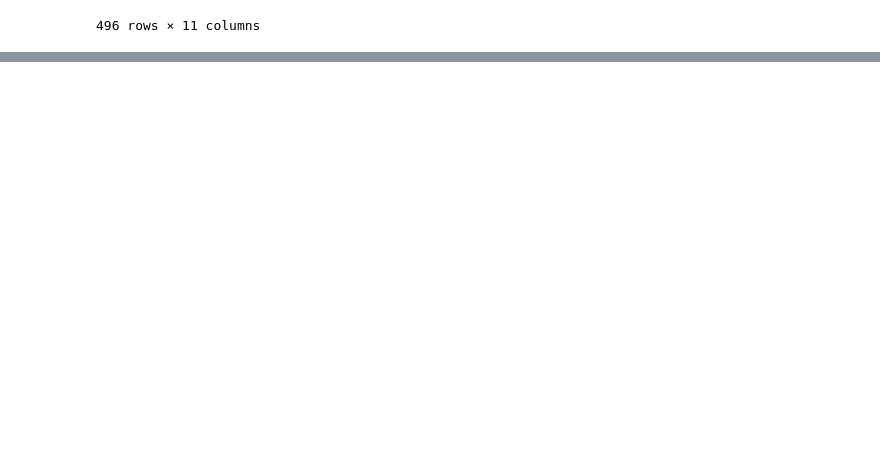
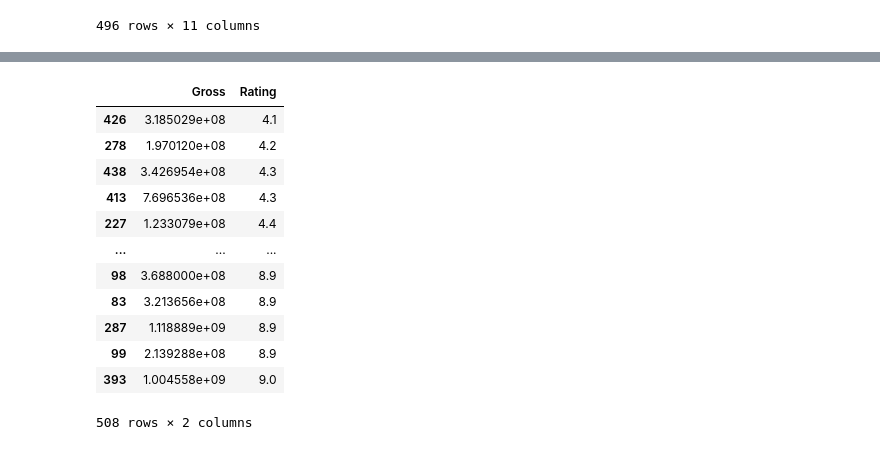
Before and after one commit to MieveO/python-intro, a Jupyter notebook: Panda pounding.ipynb, the cells around one changed output, grey strips where cells are left out. Drawn from its saved outputs; the diff is of its cells as text; code cells hidden in the pictures; blank space fills up the shorter version.

```diff
--- a/Panda pounding.ipynb
+++ b/Panda pounding.ipynb
@@ -95,0 +175,17 @@ df[["Gross","Rating"]]
+# %%
+dfb= dfs.sort_values(by=["Rating"] )
+dfb.dropna()
+# %% [output]
+|  | Gross | Rating |
+| 426 | 3.185029e+08 | 4.1 |
+| 278 | 1.970120e+08 | 4.2 |
+| 438 | 3.426954e+08 | 4.3 |
+| 413 | 7.696536e+08 | 4.3 |
+| 227 | 1.233079e+08 | 4.4 |
+| ... | ... | ... |
+| 98 | 3.688000e+08 | 8.9 |
+| 83 | 3.213656e+08 | 8.9 |
+| 287 | 1.118889e+09 | 8.9 |
+| 99 | 2.139288e+08 | 8.9 |
+| 393 | 1.004558e+09 | 9.0 |
+508 rows × 2 columns
```
Also changed, not shown: parts of 7 cells of this notebook, 1 other file.
